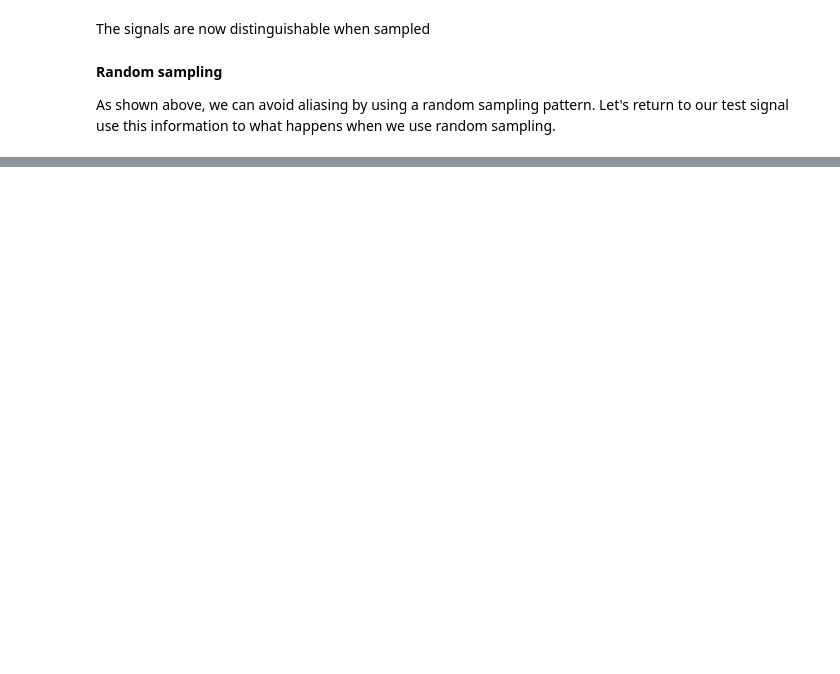
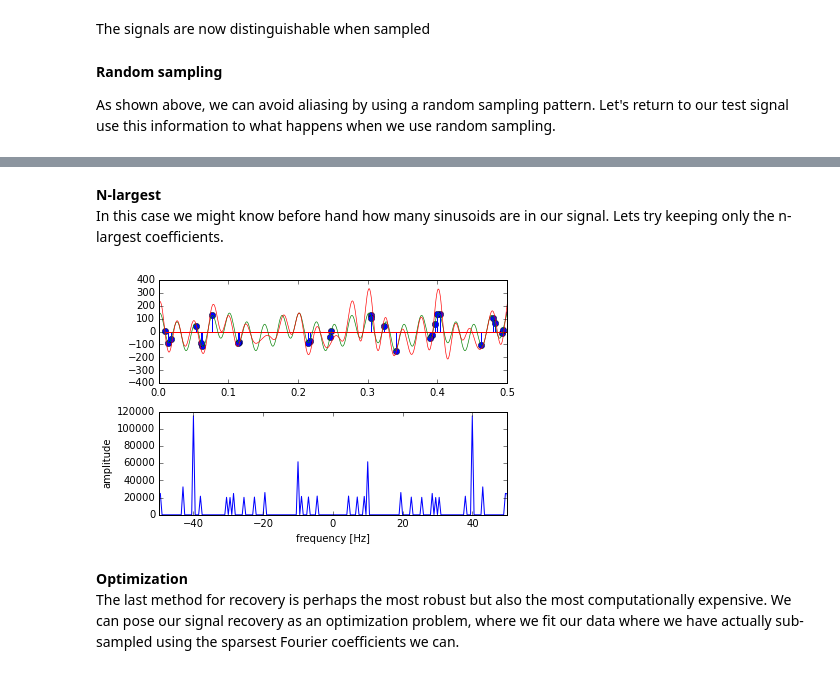
Before and after one commit to kwinkunks/leadingEdge, a Jupyter notebook: compressed.ipynb, the cells around one changed output, grey strips where cells are left out. Drawn from its saved outputs; the diff is of its cells as text; code cells hidden in the pictures; blank space fills up the shorter version.

```diff
--- a/compressed.ipynb
+++ b/compressed.ipynb
@@ -85,0 +115,19 @@ display(w)
+# %% [markdown]
+<b>
+N-largest
+</b>
+<p>In this case we might know before hand how many sinusoids are in our signal. Lets try keeping only the n-largest coefficients.</p>
+# %%
+def random_wrapper(ncoeffs):
+    demo.random_sample(ncoeffs=ncoeffs)
+    coeff_slider = widgets.IntSliderWidget(min=1, max=30, step=1, value=10)
+w=widgets.interactive(random_wrapper, ncoeffs=coeff_slider)
+display(w)
+# %% [output]
+[figure, added]
+# %% [markdown]
+<b>
+Optimization
+</b>
+
+The last method for recovery is perhaps the most robust but also the most computationally expensive. We can pose our signal recovery as an optimization problem, where we fit our data where we have actually sub-sampled using the sparsest Fourier coefficients we can.
```
Also changed, not shown: parts of 11 cells of this notebook, 1 other file.
